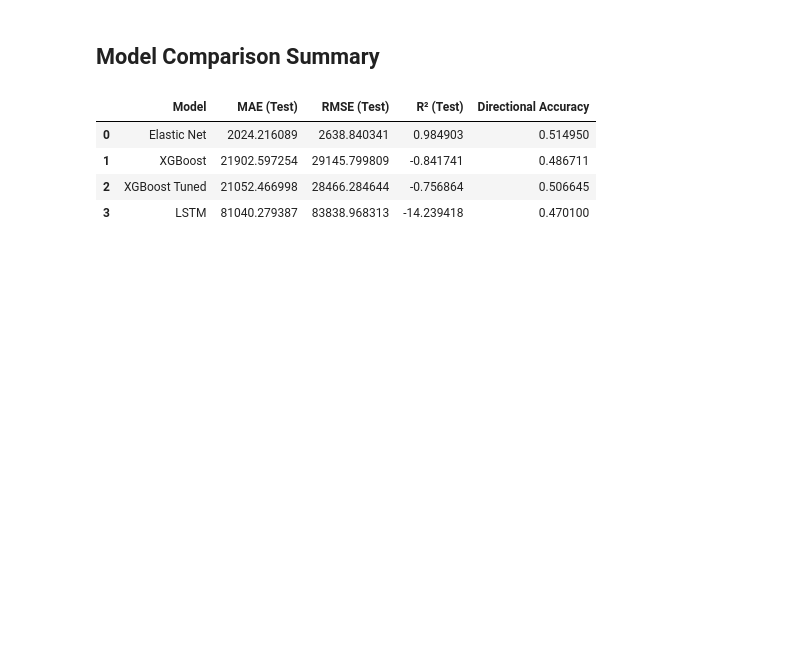
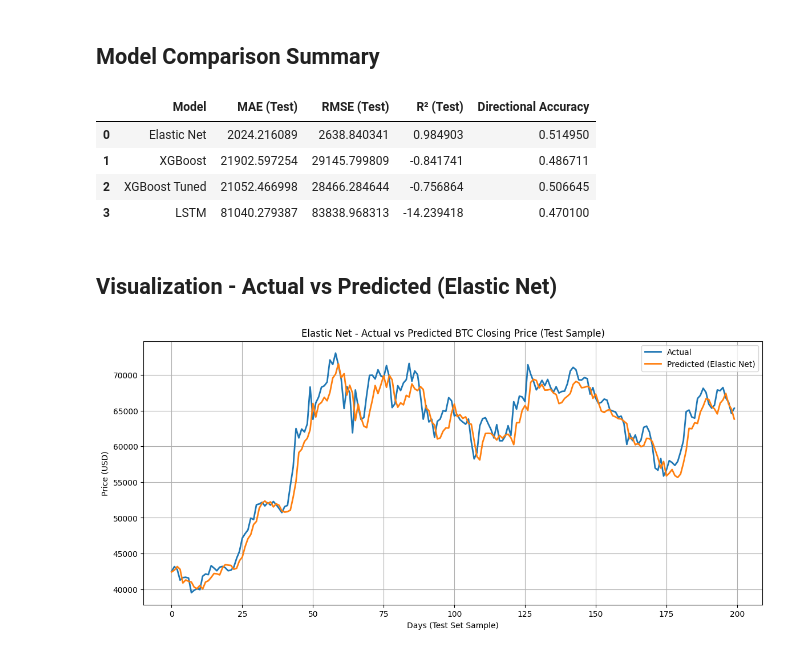
Before and after one commit to jordisa20/BTC-Price-Predictor, a Jupyter notebook: notebooks/bitcoin_main.ipynb, the cells around one changed output. Cells and saved outputs as stored; diff of their text form; code cells hidden in the pictures; blank space fills up the shorter version.

Commit message:
Added plot visualizations for each model: - Elastic Net actual-vs-predicted - XGBoost actual-vs-predicted - LSTM training loss curve - XGBoost vs Elastic Net comparison

```diff
--- a/notebooks/bitcoin_main.ipynb
+++ b/notebooks/bitcoin_main.ipynb
@@ -505,3 +505,19 @@ results_df
 | 1 | XGBoost | 21902.597254 | 29145.799809 | -0.841741 | 0.486711 |
 | 2 | XGBoost Tuned | 21052.466998 | 28466.284644 | -0.756864 | 0.506645 |
 | 3 | LSTM | 81040.279387 | 83838.968313 | -14.239418 | 0.470100 |
+# %% [markdown]
+## Visualization - Actual vs Predicted (Elastic Net)
+# %%
+# Actual vs Predicted closing price for Elastic Net
+
+plt.figure(figsize=(14, 6))
+plt.plot(y_test.values[:200], label="Actual", linewidth=2)                   # first 200 test points
+plt.plot(y_test_pred_en[:200], label="Predicted (Elastic Net)", linewidth=2)
+plt.title("Elastic Net - Actual vs Predicted BTC Closing Price (Test Sample)")
+plt.xlabel("Days (Test Set Sample)")
+plt.ylabel("Price (USD)")
+plt.legend()
+plt.grid(True)
+plt.show()
+# %% [output]
+[figure, added]
```
Also changed, not shown: parts of 6 cells of this notebook.
